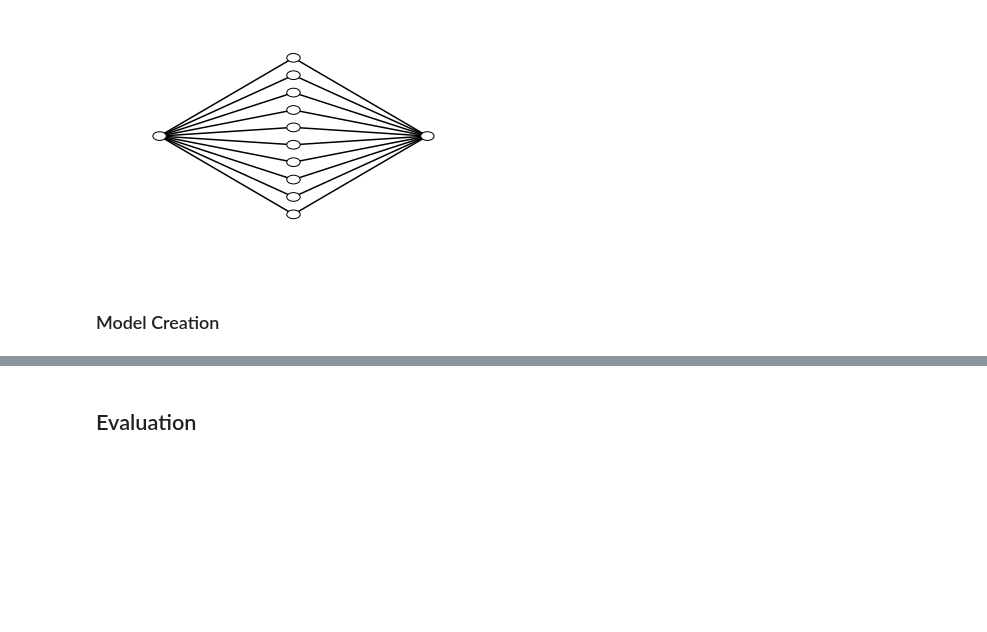
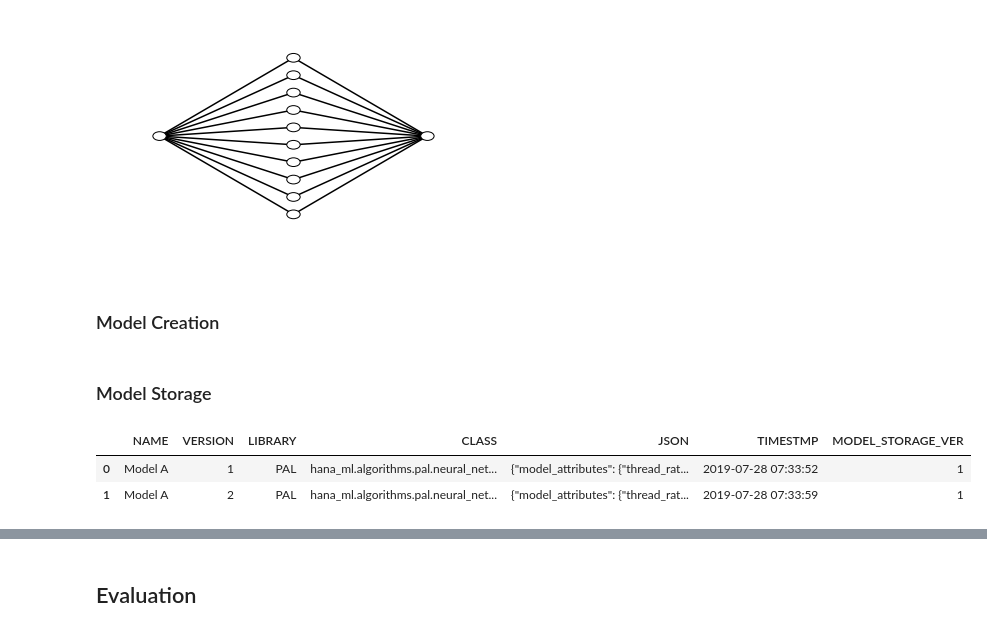
Before and after one commit to SAP-samples/hana-ml-samples, a Jupyter notebook: Python-API/pal/notebooks/irisFlowerClassificationMLP.ipynb, the cells around one changed output, grey strips where cells are left out. Saved outputs shown, nothing was run; the diff lists cells and outputs as text; code cells hidden in the pictures; blank space fills up the shorter version.

```diff
--- a/Python-API/pal/notebooks/irisFlowerClassificationMLP.ipynb
+++ b/Python-API/pal/notebooks/irisFlowerClassificationMLP.ipynb
@@ -145,3 +147,26 @@ mlpc = MLPClassifier(connection_context, hidden_layer_size=(10,), activation='TA
                      training_style='batch', max_iter=100, normalization='z-transform',
                      weight_init='uniform', thread_ratio=1)
 mlpc.fit(training_set, 'ID', features, label)
+# %% [markdown]
+### Model Storage
+# %%
+from hana_ml.model_storage import ModelStorage
+
+# Creates an object model_storage
+MODEL_SCHEMA='STORAGE'
+# model storage must use the same connection than the model
+model_storage = ModelStorage(connection_context=mlpc.conn_context,
+                             schema=MODEL_SCHEMA)
+
+# Saves the model
+mlpc.name = 'Model A'  # The model name is mandatory
+mlpc.version = 1
+model_storage.save_model(model=mlpc)
+#need to increase version
+
+# Lists models
+model_storage.list_models()
+# %% [output]
+|  | NAME | VERSION | LIBRARY | CLASS | JSON | TIMESTMP | MODEL_STORAGE_VER |
+| 0 | Model A | 1 | PAL | hana_ml.algorithms.pal.neural_net... | {"model_attributes": {"thread_rat... | 2019-07-28 07:33:52 | 1 |
+| 1 | Model A | 2 | PAL | hana_ml.algorithms.pal.neural_net... | {"model_attributes": {"thread_rat... | 2019-07-28 07:33:59 | 1 |
```
Also changed, not shown: parts of 10 cells of this notebook, 14 other files.
